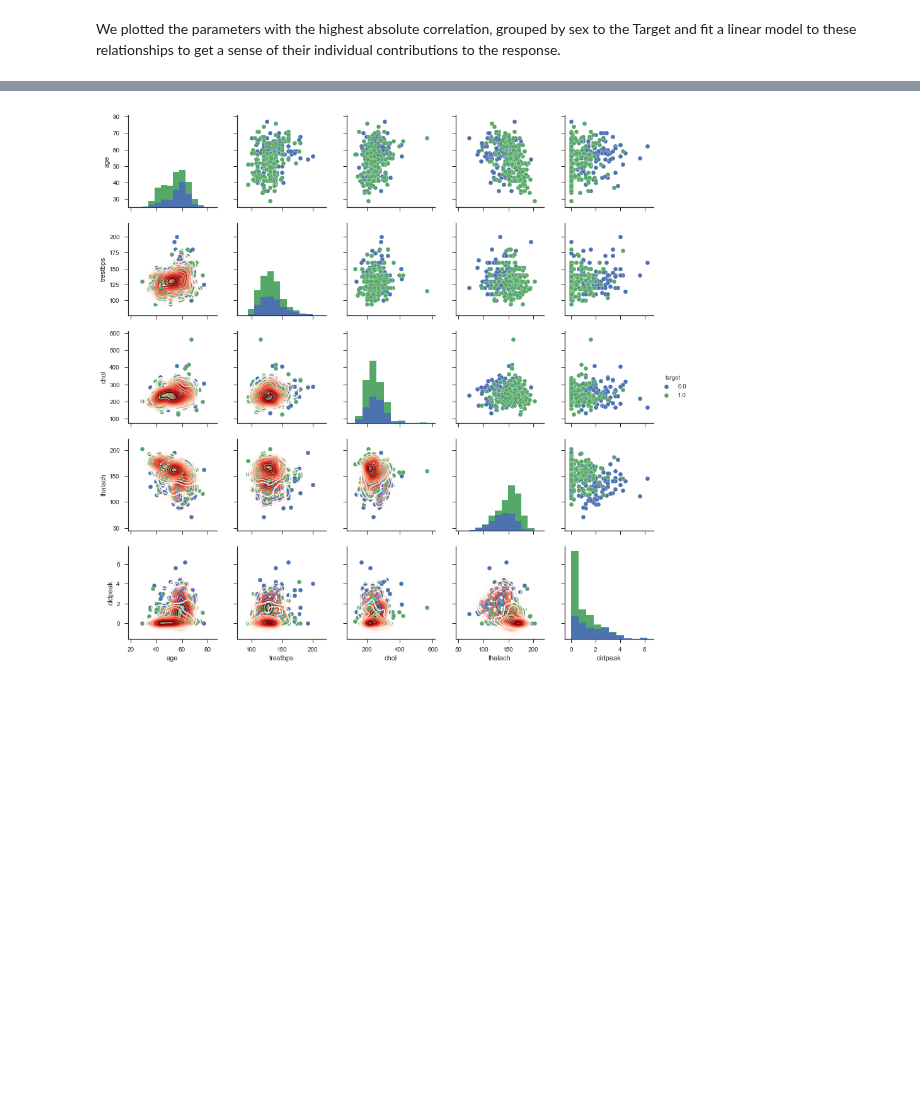
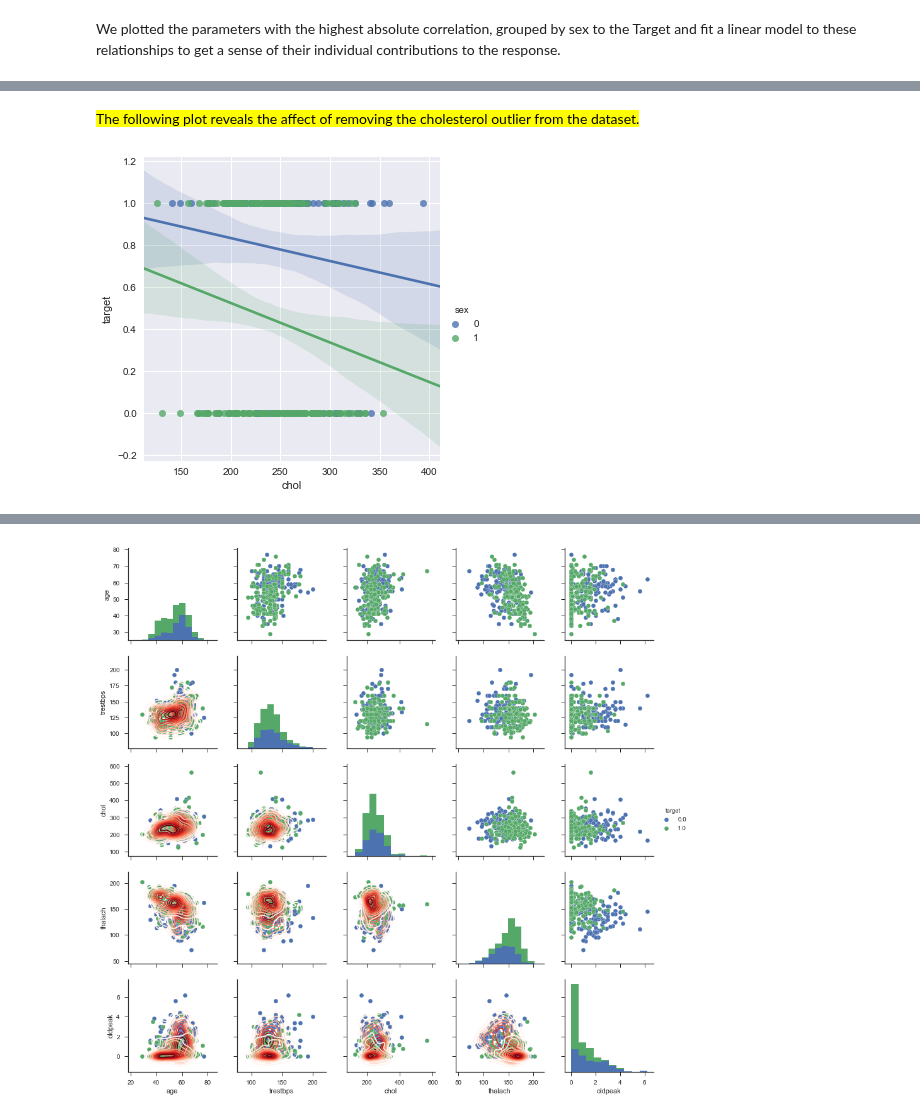
Before and after one commit to realdanielbyrne/Data_Mining_Labs, a Jupyter notebook: Lab1.ipynb, the cells around one changed output, grey strips where cells are left out. Cells and saved outputs as stored; diff of their text form; code cells hidden in the pictures; blank space fills up the shorter version.

```diff
--- a/Lab1.ipynb
+++ b/Lab1.ipynb
@@ -382,0 +385,8 @@ sns.lmplot(x="thal", y="target",hue="sex", data=df);
+# %% [markdown]
+<mark>The following plot reveals the affect of removing the cholesterol outlier from the dataset.</mark>
+# %%
+dfnooutlier = df[(np.abs(stats.zscore(df)) < 3).all(axis=1)]
+sns.lmplot(x="chol", y="target", hue="sex" ,data=dfnooutlier)
+plt.show();
+# %% [output]
+[figure, added]
```
Also changed, not shown: parts of 13 cells of this notebook.
